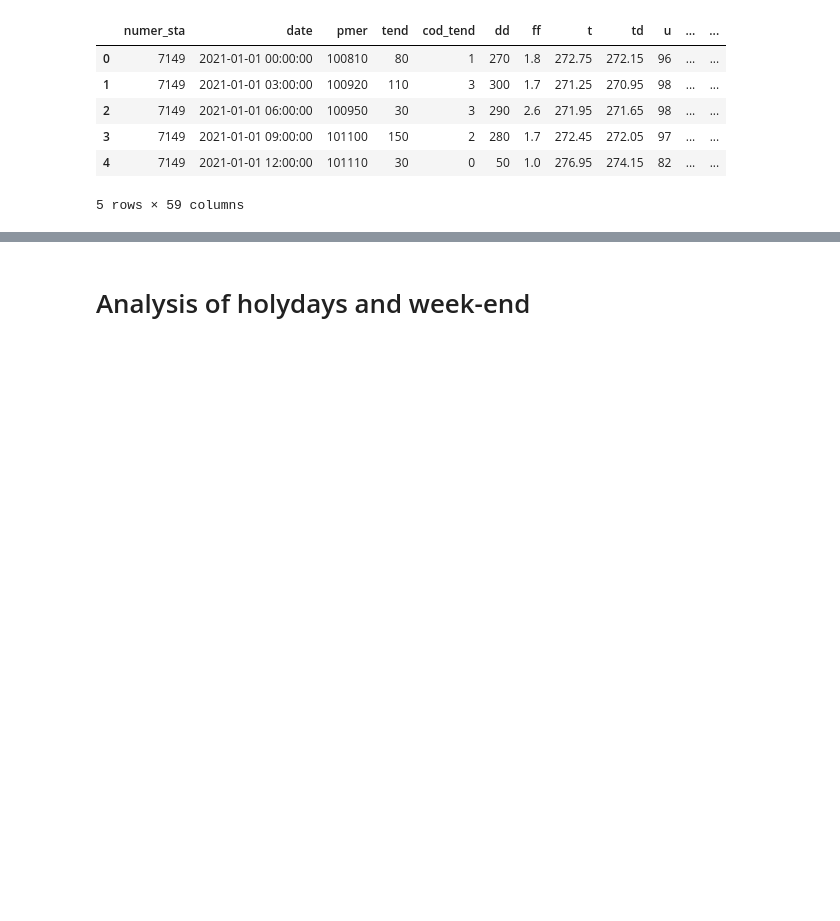
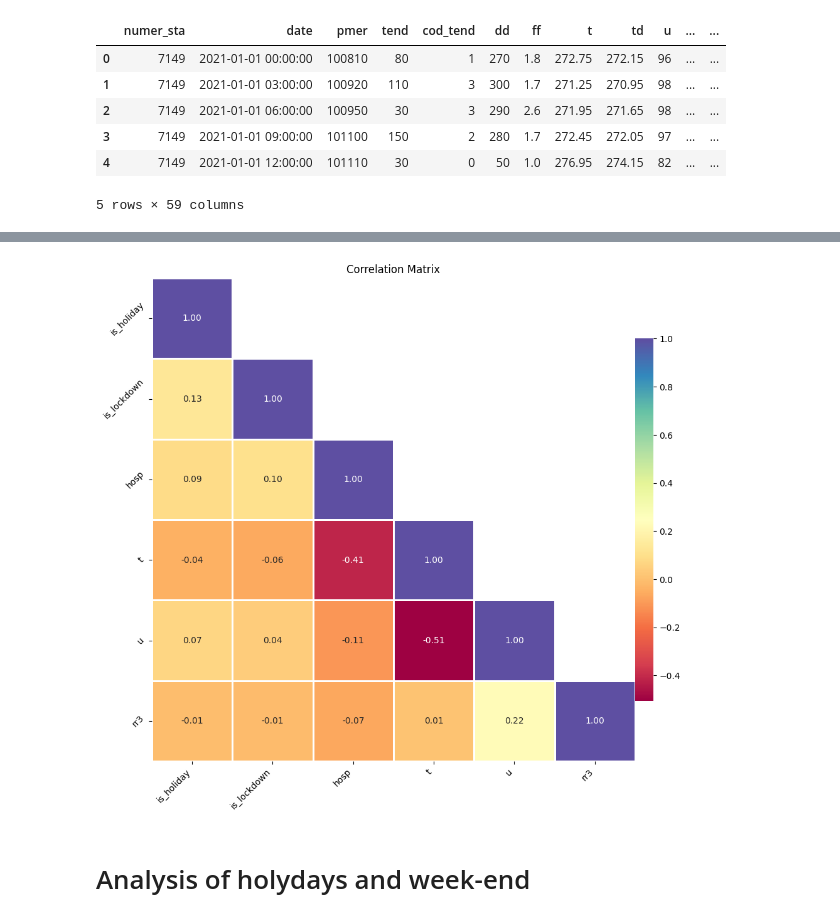
Before and after one commit to ThomasBrdes/bike-count-DSB, a Jupyter notebook: Data_exploration.ipynb, the cells around one changed output, grey strips where cells are left out. Cells and saved outputs as stored; diff of their text form; code cells hidden in the pictures; blank space fills up the shorter version.

```diff
--- a/Data_exploration.ipynb
+++ b/Data_exploration.ipynb
@@ -134,6 +147,34 @@ merged_X_train_external_DATA.head()
 | 193 | 100007049-102007049 | 28 boulevard Diderot E-O | 100007049 | 28 boulevard Diderot | 0.0 | 2020-09-01 04:00:00 | 2013-01-18 | ... |
 | 769 | 100007049-102007049 | 28 boulevard Diderot E-O | 100007049 | 28 boulevard Diderot | 4.0 | 2020-09-01 15:00:00 | 2013-01-18 | ... |
 | 959 | 100007049-102007049 | 28 boulevard Diderot E-O | 100007049 | 28 boulevard Diderot | 9.0 | 2020-09-01 18:00:00 | 2013-01-18 | ... |
+# %%
+corrMatrix = X.corr()
+
+# Generate a mask for the upper triangle, excluding the diagonal
+mask = np.triu(np.ones_like(corrMatrix, dtype=bool), k=1)
+
+# Set up the matplotlib figure
+plt.figure(figsize=(12, 10))
+
+# Draw the heatmap with the mask and correct aspect ratio
+sns.heatmap(corrMatrix, mask=mask, annot=True, fmt=".2f", cmap='Spectral',
+            square=True, linewidths=1, cbar_kws={"shrink": .75, "pad": 0})
+
+# Customizing the tick labels
+xticklabels = corrMatrix.columns.tolist()
+yticklabels = corrMatrix.index.tolist()
+
+# Setting the custom tick labels
+plt.xticks(np.arange(len(corrMatrix.columns)) + 0.5,
+           xticklabels, rotation=45, ha='right')
+plt.yticks(np.arange(len(corrMatrix.columns)) + 0.5,
+           yticklabels, rotation=45, va='center')
+
+plt.title('Correlation Matrix')
+plt.savefig("Correlation Matrix.png")
+plt.show()
+# %% [output]
+[figure, added]
 # %% [markdown]
 # Analysis of holydays and week-end
 # %% [markdown]
```
Also changed, not shown: parts of 11 cells of this notebook, 9 other files.
